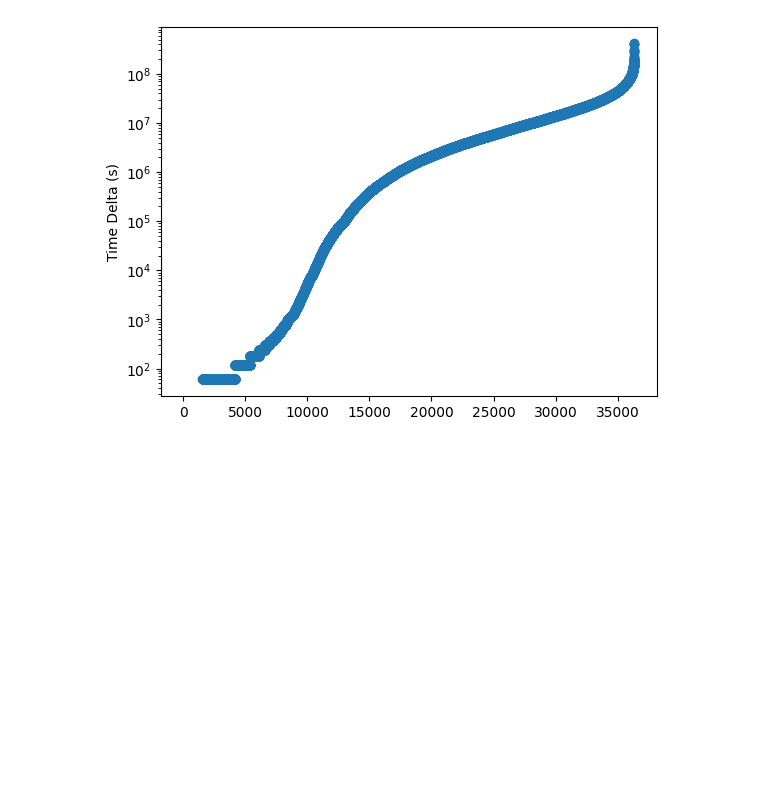
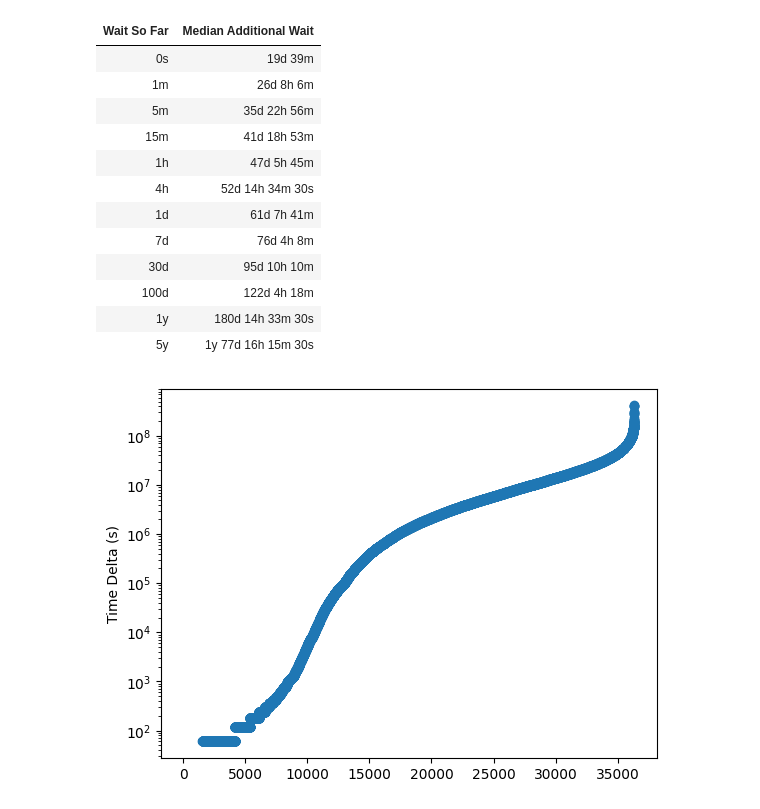
Before and after one commit to CarlKCarlK/wait-times, a Jupyter notebook: wait-times.ipynb, the cells around one changed output. Cells and saved outputs as stored; diff of their text form; code cells hidden in the pictures; blank space fills up the shorter version.

```diff
--- a/wait-times.ipynb
+++ b/wait-times.ipynb
@@ -24,3 +60,33 @@ df[df['Title'] == 'Marie_Cochran'].head()
+# %%
+
+from datetime import timedelta
+import numpy as np
+
+sorted_time_deltas_seconds = df['Time Delta'].dt.total_seconds()
+results = []
+for value in wait_ticks:
+    greater_values = sorted_time_deltas_seconds[sorted_time_deltas_seconds > value]
+    median_wait = np.median(greater_values)
+    additional_wait = median_wait - value
+    results.append({"Wait So Far": seconds_to_text(value), "Median Additional Wait": seconds_to_text(additional_wait)})
+
+# Convert the results into a pandas DataFrame
+results_df = pd.DataFrame(results)
+results_df.style.hide(axis="index")
+# %% [output]
+| Wait So Far | Median Additional Wait |
+| 0s | 19d 39m |
+| 1m | 26d 8h 6m |
+| 5m | 35d 22h 56m |
+| 15m | 41d 18h 53m |
+| 1h | 47d 5h 45m |
+| 4h | 52d 14h 34m 30s |
+| 1d | 61d 7h 41m |
+| 7d | 76d 4h 8m |
+| 30d | 95d 10h 10m |
+| 100d | 122d 4h 18m |
+| 1y | 180d 14h 33m 30s |
+| 5y | 1y 77d 16h 15m 30s |
 # %%
 import numpy as np
 import matplotlib.pyplot as plt
```
Also changed, not shown: parts of 8 cells of this notebook.
